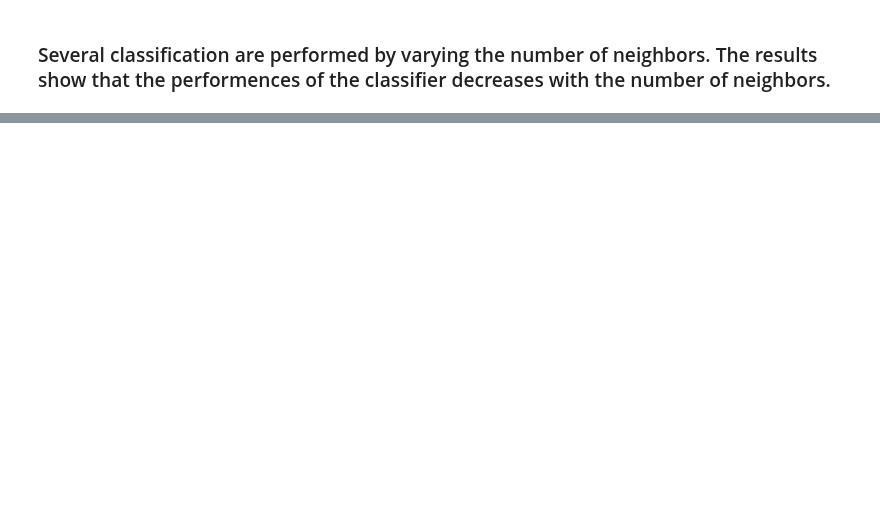
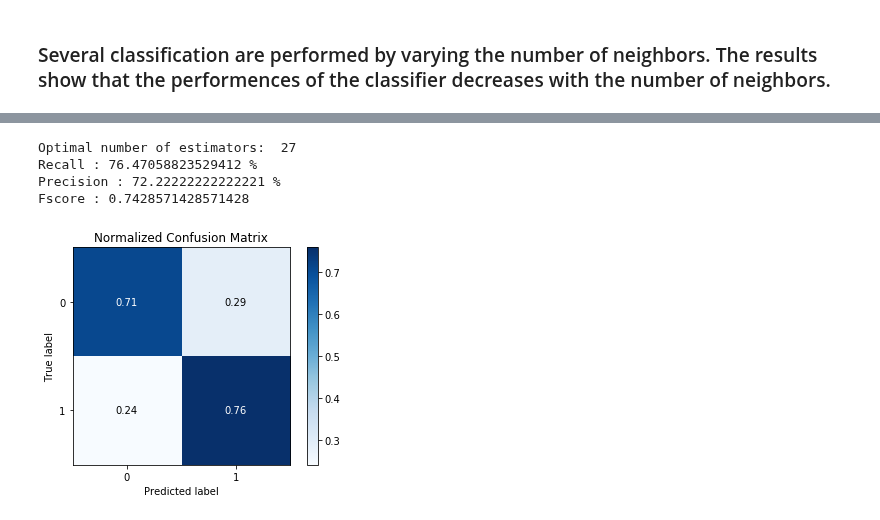
Before and after one commit to BenInTheBox/DataScienceInPractice, a Jupyter notebook: problem_set_3/assignement_2.ipynb, the cells around one changed output, grey strips where cells are left out. Cells and saved outputs as stored; diff of their text form; code cells hidden in the pictures; blank space fills up the shorter version.

```diff
--- a/problem_set_3/assignement_2.ipynb
+++ b/problem_set_3/assignement_2.ipynb
@@ -433,0 +458,21 @@ Fscore : 0.7644110275689223
+# %%
+best_n = x[np.argmax(roc_auc)]
+print("Optimal number of estimators: ", best_n)
+
+regressor = RandomForestRegressor(n_estimators=best_n, random_state=0)
+regressor.fit(input_x_train, y_train)
+y_rd = regressor.predict(input_x_test)
+y_rd = np.around(y_rd, decimals=0)
+
+(Recall, Precision, Fscore) = result_analysis(y_test, y_rd)  #Result Analysis Random Forest
+
+print("Recall :", Recall*100,"%")
+print("Precision :", Precision*100,"% ")
+print("Fscore :", Fscore)
+Confusion(y_test, y_rd)
+# %% [output]
+Optimal number of estimators:  27
+Recall : 76.47058823529412 %
+Precision : 72.22222222222221 %
+Fscore : 0.7428571428571428
+[figure, added]
```
Also changed, not shown: parts of 8 cells of this notebook.
